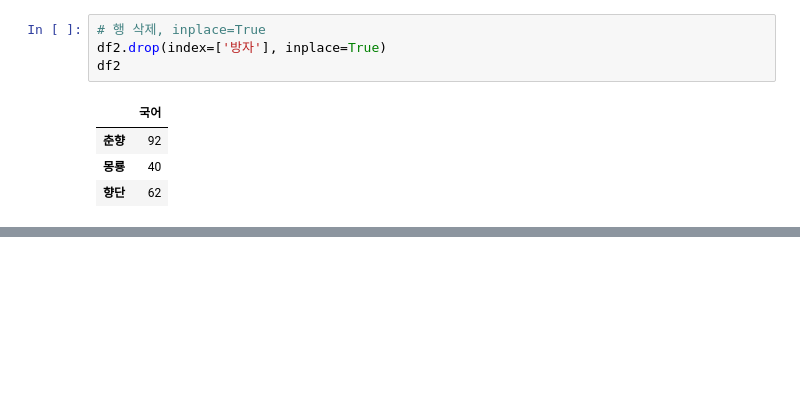
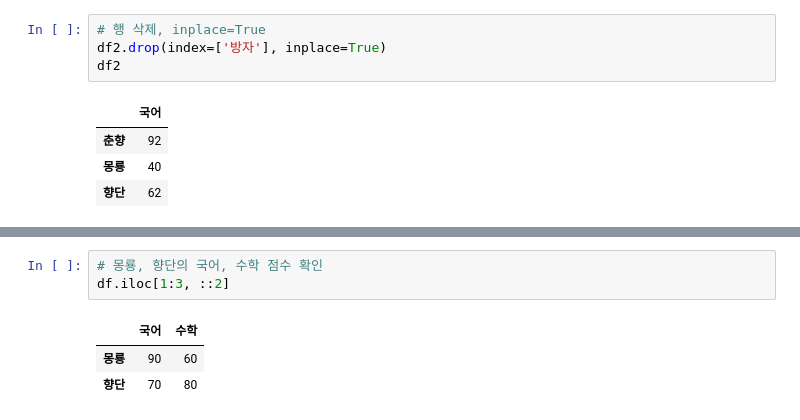
Before and after one commit to youngai1112/MachineLearning, a Jupyter notebook: 00.데이터분석/03.DataFrame.ipynb, the cells around one changed output, grey strips where cells are left out. Drawn from its saved outputs; the diff is of its cells as text; blank space fills up the shorter version.

```diff
--- a/00.데이터분석/03.DataFrame.ipynb
+++ b/00.데이터분석/03.DataFrame.ipynb
@@ -218,0 +228,7 @@ df2
+# %%
+# 몽룡, 향단의 국어, 수학 점수 확인
+df.iloc[1:3, ::2]
+# %% [output]
+|  | 국어 | 수학 |
+| 몽룡 | 90 | 60 |
+| 향단 | 70 | 80 |
```
Also changed, not shown: parts of 2 cells of this notebook.
